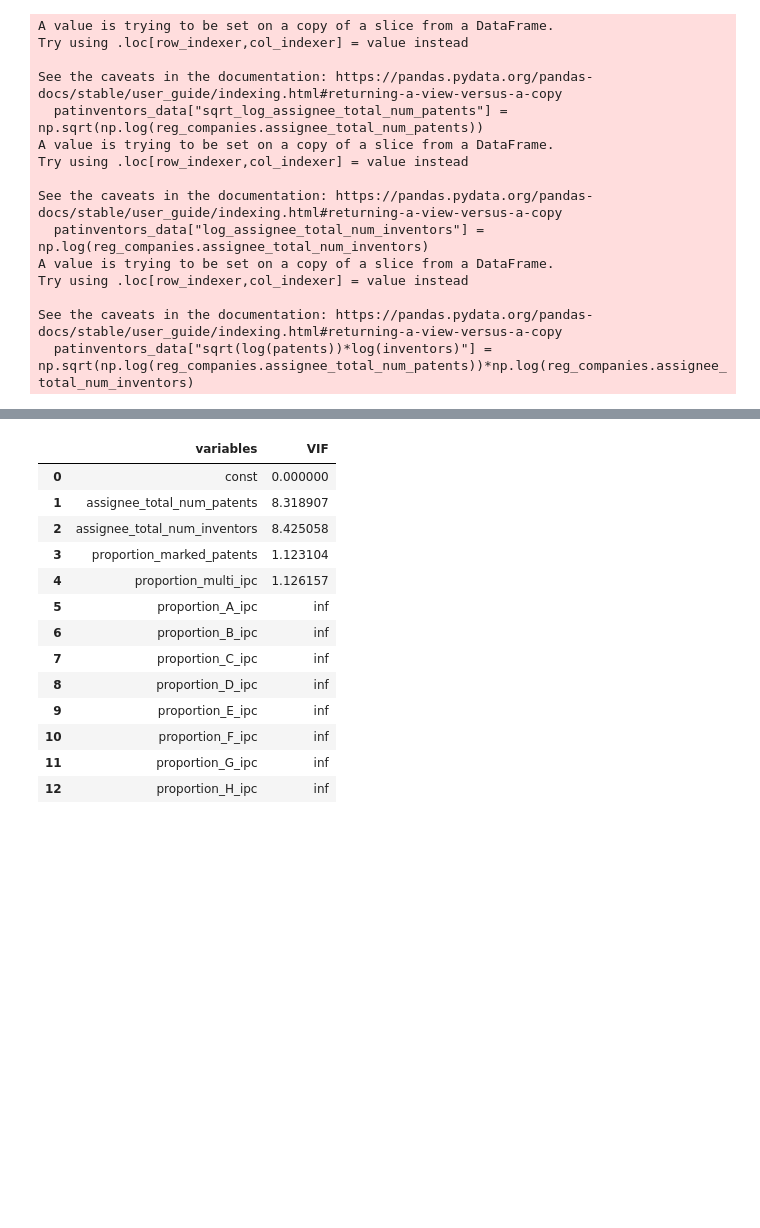
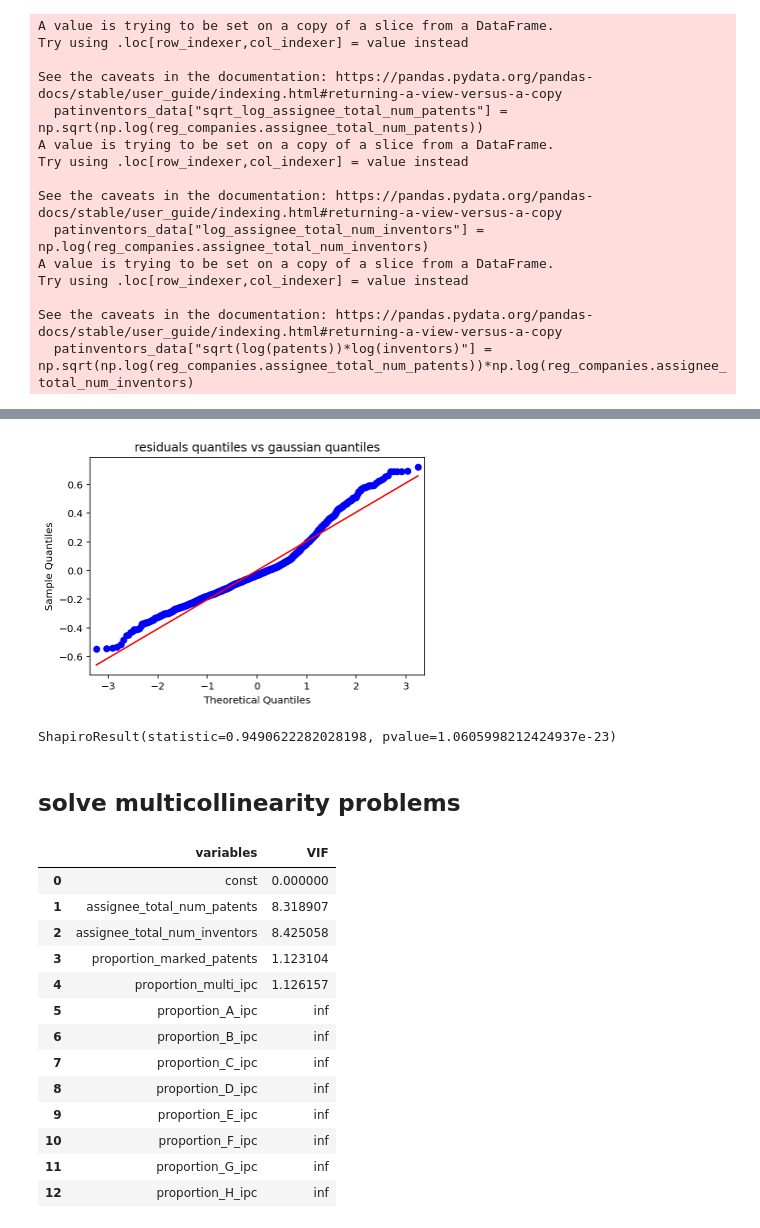
Before and after one commit to gregbellan/MODS208, a Jupyter notebook: regression_companies.ipynb, the cells around one changed output, grey strips where cells are left out. Drawn from its saved outputs; the diff is of its cells as text; code cells hidden in the pictures; blank space fills up the shorter version.

```diff
--- a/regression_companies.ipynb
+++ b/regression_companies.ipynb
@@ -787,3 +841,14 @@ Notes:
+# %%
+import pylab
+sm.qqplot(result.resid, line = 's')
+plt.title("residuals quantiles vs gaussian quantiles")
+pylab.show()
+print(stats.shapiro(result.resid))
+# %% [output]
+[figure, added]
+ShapiroResult(statistic=0.9490622282028198, pvalue=1.0605998212424937e-23)
+# %% [markdown]
+## solve multicollinearity problems
 # %%
 vif = pd.DataFrame()
 reg_copy = reg_companies.copy()
```
Also changed, not shown: parts of 44 cells of this notebook.
